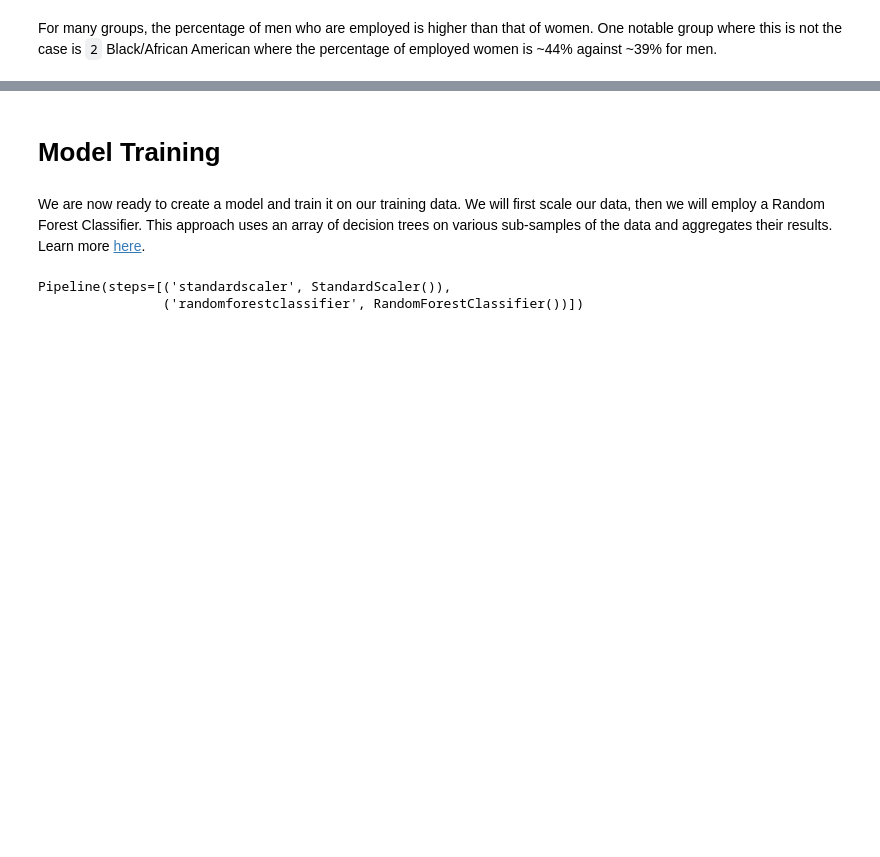
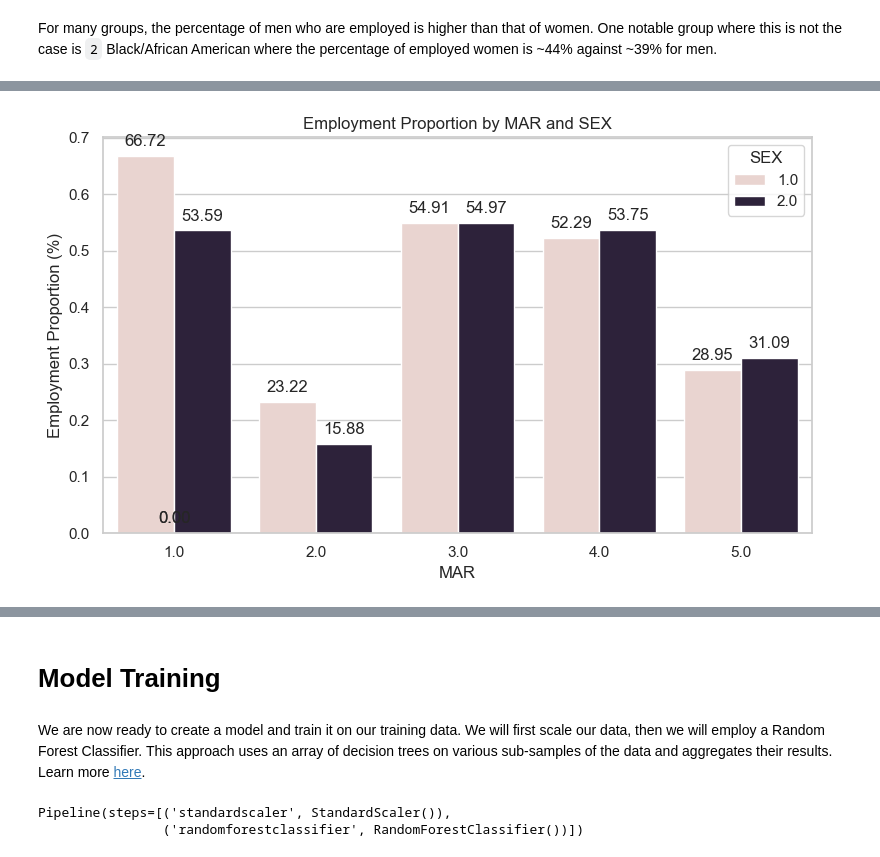
Before and after one commit to lawolff1702/lawolff1702.github.io, a Jupyter notebook: posts/Auditing Bias/index.ipynb, the cells around one changed output, grey strips where cells are left out. Saved outputs shown, nothing was run; the diff lists cells and outputs as text; code cells hidden in the pictures; blank space fills up the shorter version.

```diff
--- a/posts/Auditing Bias/index.ipynb
+++ b/posts/Auditing Bias/index.ipynb
@@ -208,0 +226,4 @@ group_dis = plot_intersection(df, 'group', 'DIS')
+# %%
+mar_sex = plot_intersection(df, 'MAR', 'SEX')
+# %% [output]
+[figure, added]
```
Also changed, not shown: parts of 12 cells of this notebook.
